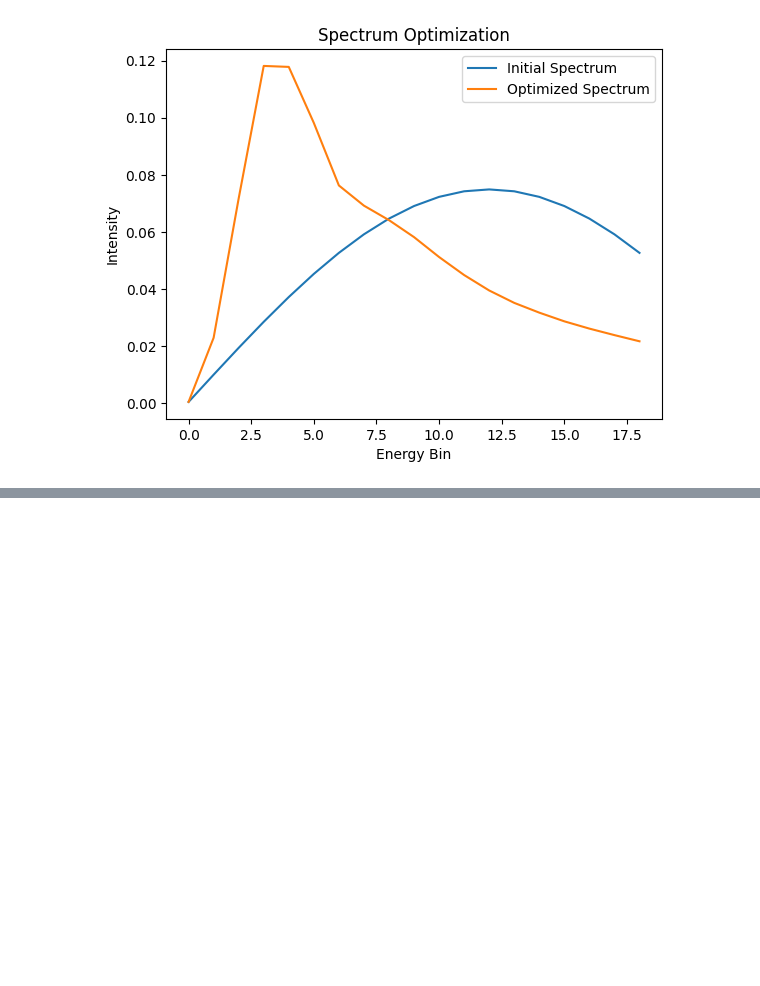
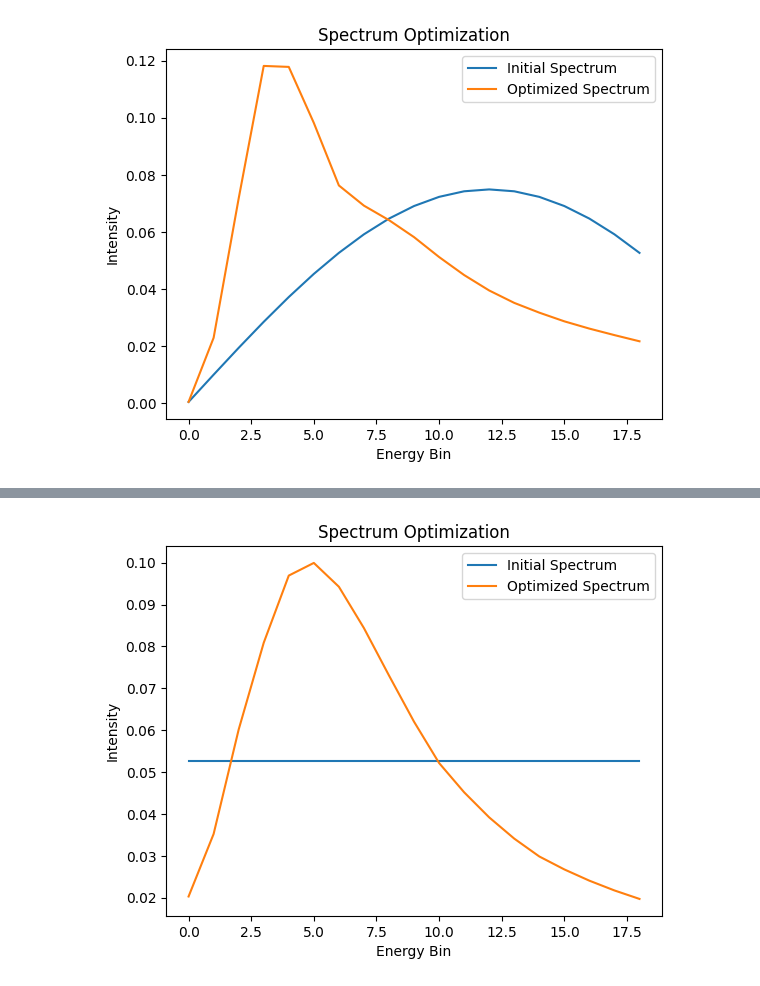
Before and after one commit to wudufan/pcct_md_diffusion, a Jupyter notebook: src/pcct_md_diffusion/md/post_correction_img/notebooks/mect_phantom_simul.ipynb, the cells around one changed output, grey strips where cells are left out. Cells and saved outputs as stored; diff of their text form; code cells hidden in the pictures; blank space fills up the shorter version.

```diff
--- a/src/pcct_md_diffusion/md/post_correction_img/notebooks/mect_phantom_simul.ipynb
+++ b/src/pcct_md_diffusion/md/post_correction_img/notebooks/mect_phantom_simul.ipynb
@@ -408,0 +502,13 @@ plt.imshow(diff[0], 'gray', vmin=-0.001, vmax=0.001)
+# %%
+spectrum0 = np.exp(s0) / np.sum(np.exp(s0))
+spectrum_fit = np.exp(s) / np.sum(np.exp(s))
+
+plt.plot(spectrum0, label='Initial Spectrum')
+plt.plot(spectrum_fit, label='Optimized Spectrum')
+plt.xlabel('Energy Bin')
+plt.ylabel('Intensity')
+plt.title('Spectrum Optimization')
+plt.legend()
+plt.show()
+# %% [output]
+[figure, added]
```
Also changed, not shown: parts of 7 cells of this notebook, 2 other files.
